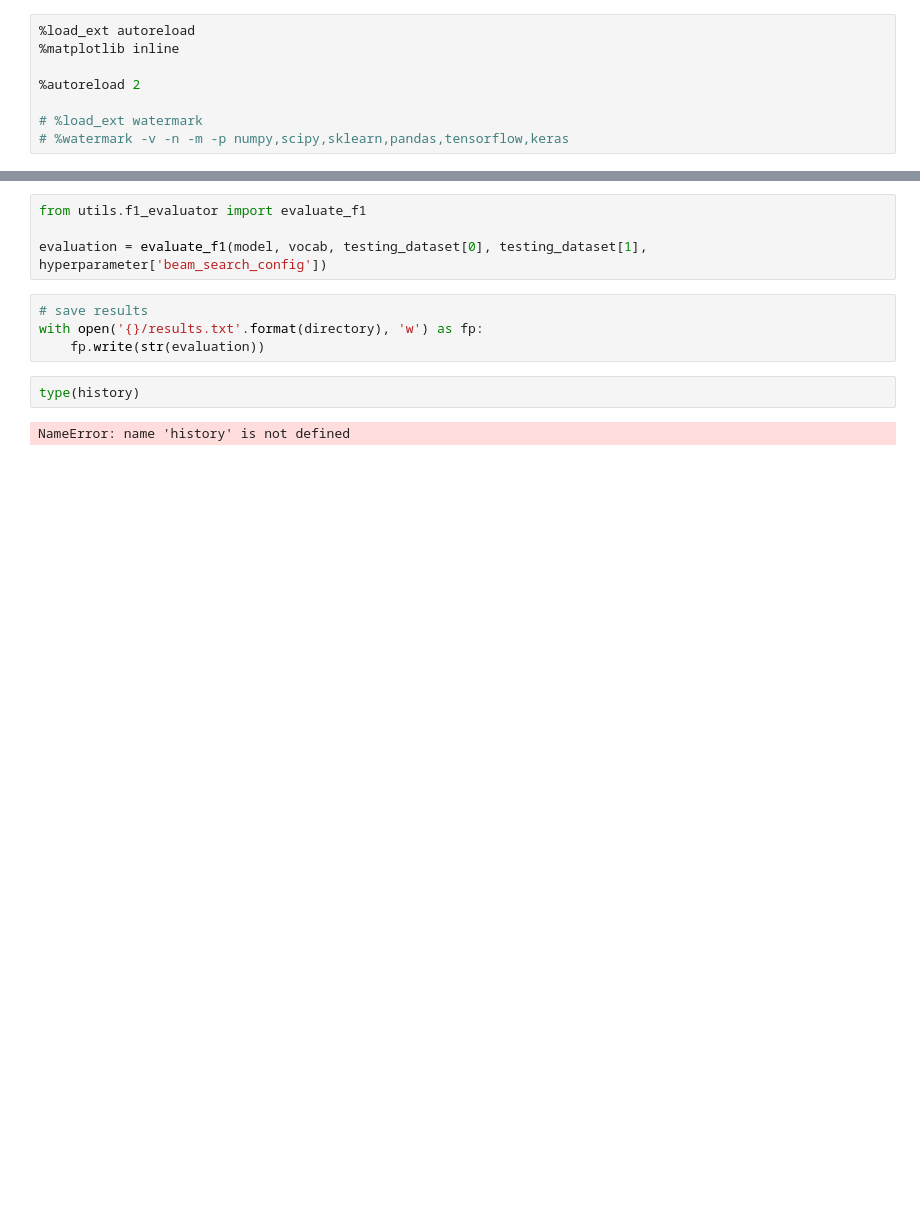
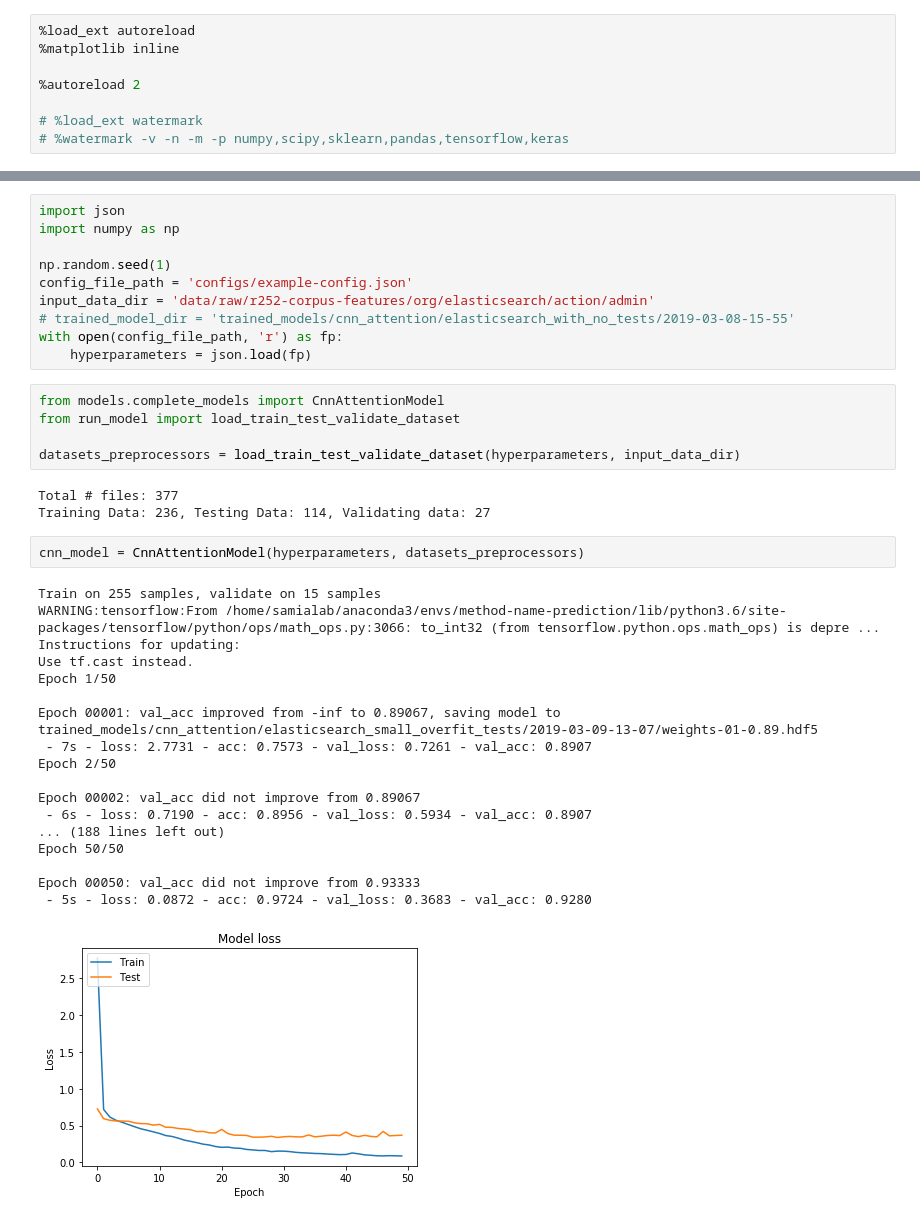
Before and after one commit to samialabed/method-name-prediction, a Jupyter notebook: notebooks/03-load-trained-model.ipynb, the cells around one changed output, grey strips where cells are left out. Saved outputs shown, nothing was run; the diff lists cells and outputs as text; blank space fills up the shorter version.

Commit message:
Add trained model experiements with tests and no tests

```diff
--- a/notebooks/03-load-trained-model.ipynb
+++ b/notebooks/03-load-trained-model.ipynb
@@ -172,12 +9,39 @@ Saved model to disk
-# %%
-from utils.f1_evaluator import evaluate_f1
-
-evaluation = evaluate_f1(model, vocab, testing_dataset[0], testing_dataset[1], hyperparameter['beam_search_config'])
-# %%
-# save results
-with open('{}/results.txt'.format(directory), 'w') as fp:
-    fp.write(str(evaluation))
-# %%
-type(history)
-# %% [output]
-NameError: name 'history' is not defined
+# %%
+import json
+import numpy as np
+
+np.random.seed(1)
+config_file_path = 'configs/example-config.json'
+input_data_dir = 'data/raw/r252-corpus-features/org/elasticsearch/action/admin'
+# trained_model_dir = 'trained_models/cnn_attention/elasticsearch_with_no_tests/2019-03-08-15-55'
+with open(config_file_path, 'r') as fp:
+    hyperparameters = json.load(fp)
+# %%
+from models.complete_models import CnnAttentionModel
+from run_model import load_train_test_validate_dataset
+
+datasets_preprocessors = load_train_test_validate_dataset(hyperparameters, input_data_dir)
+# %% [output]
+Total # files: 377
+Training Data: 236, Testing Data: 114, Validating data: 27
+# %%
+cnn_model = CnnAttentionModel(hyperparameters, datasets_preprocessors)
+# %% [output]
+Train on 255 samples, validate on 15 samples
+WARNING:tensorflow:From /home/samialab/anaconda3/envs/method-name-prediction/lib/python3.6/site-packages/tensorflow/python/ops/math_ops.py:3066: to_int32 (from tensorflow.python.ops.math_ops) is depre ...
+Instructions for updating:
+Use tf.cast instead.
+Epoch 1/50
+
+Epoch 00001: val_acc improved from -inf to 0.89067, saving model to trained_models/cnn_attention/elasticsearch_small_overfit_tests/2019-03-09-13-07/weights-01-0.89.hdf5
+ - 7s - loss: 2.7731 - acc: 0.7573 - val_loss: 0.7261 - val_acc: 0.8907
+Epoch 2/50
+
+Epoch 00002: val_acc did not improve from 0.89067
+ - 6s - loss: 0.7190 - acc: 0.8956 - val_loss: 0.5934 - val_acc: 0.8907
+... (188 lines left out)
+Epoch 50/50
+
+Epoch 00050: val_acc did not improve from 0.93333
+ - 5s - loss: 0.0872 - acc: 0.9724 - val_loss: 0.3683 - val_acc: 0.9280
+[figure, added]
```
Also changed, not shown: parts of 8 cells of this notebook, 24 other files.
